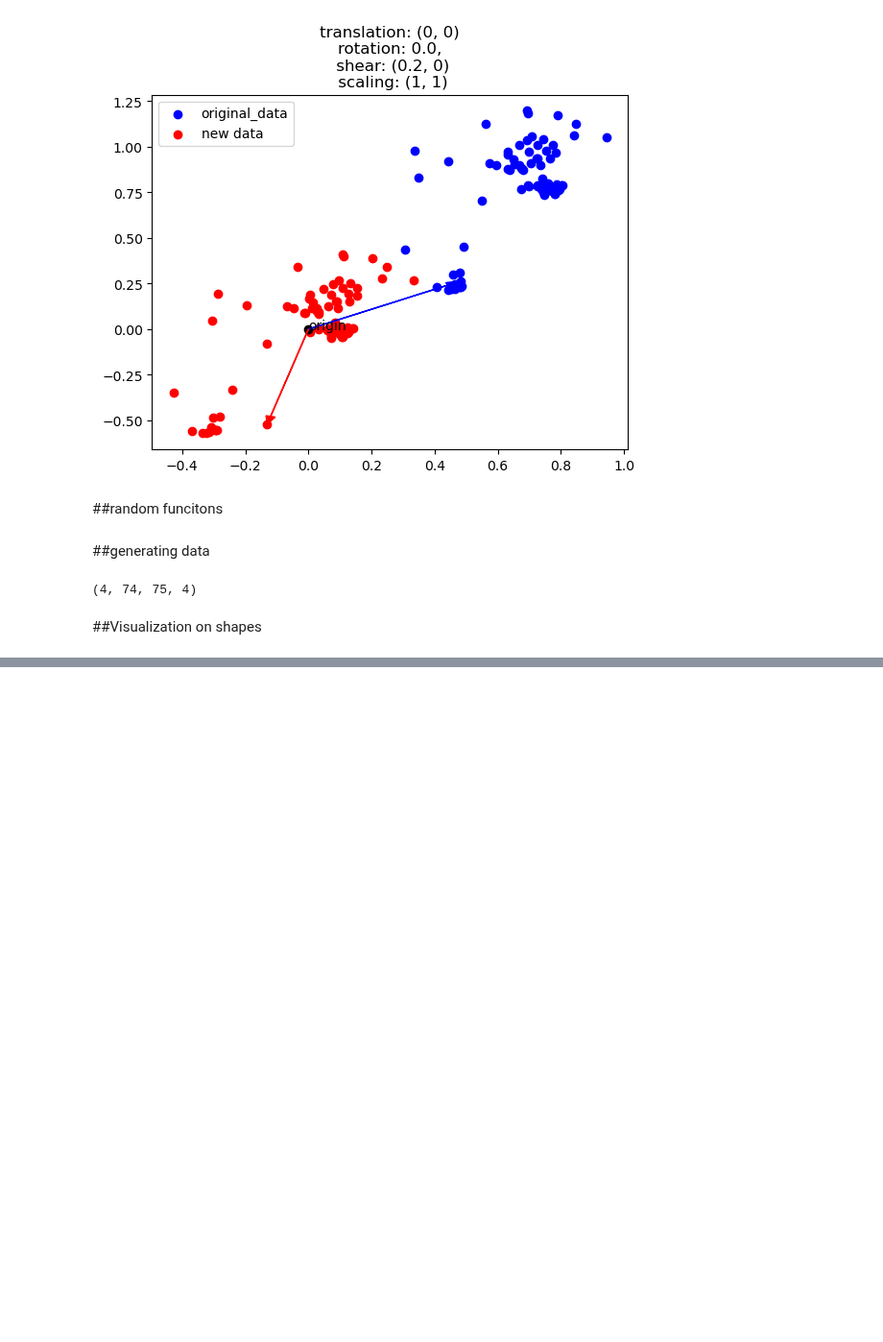
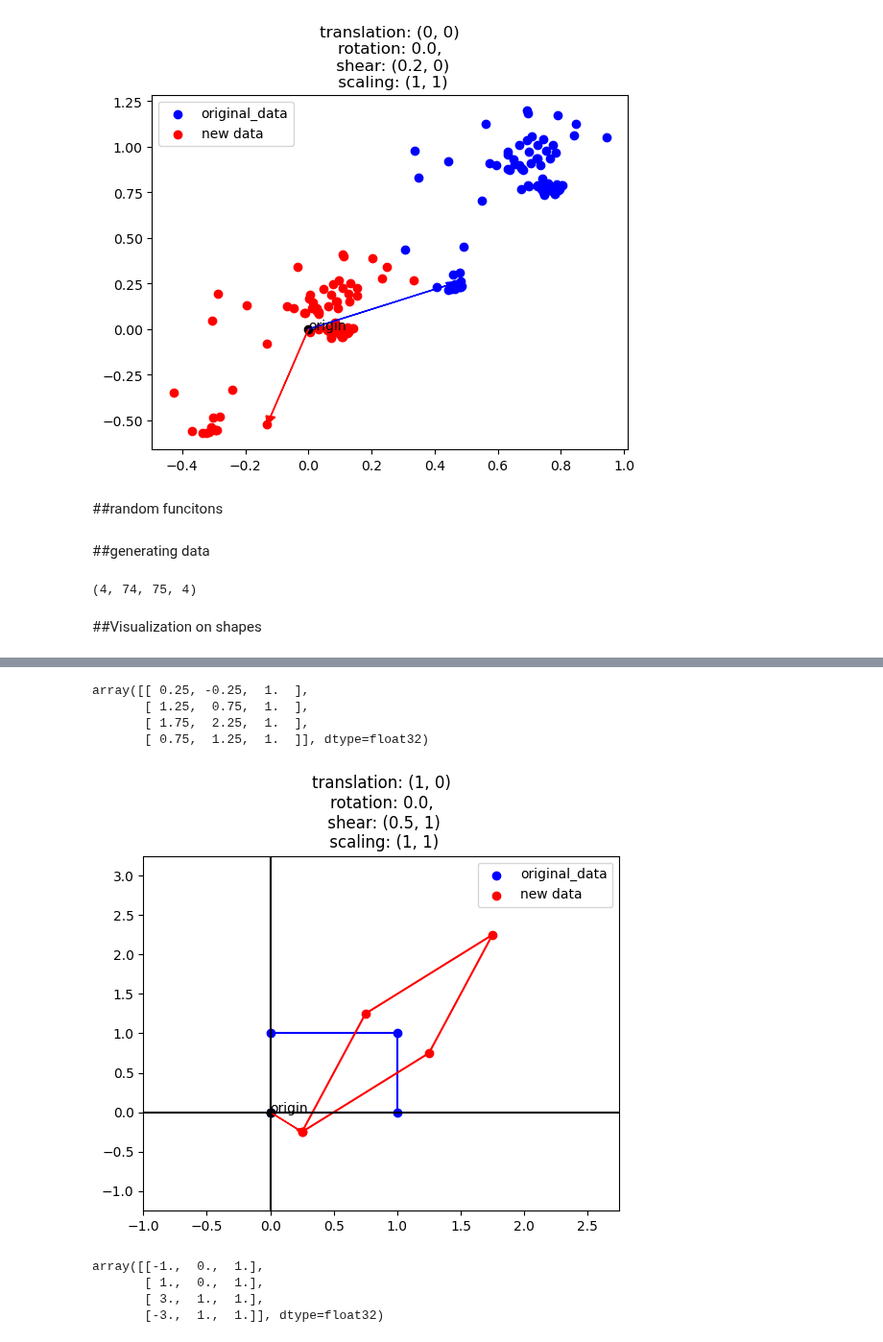
Before and after one commit to alys28/ASL-words-translator, a Jupyter notebook: data_augmentation/media_pipe_data_aug.ipynb, the cells around one changed output, grey strips where cells are left out. Shown at 96% size. Drawn from its saved outputs; the diff is of its cells as text; code cells hidden in the pictures; blank space fills up the shorter version.

```diff
--- a/data_augmentation/media_pipe_data_aug.ipynb
+++ b/data_augmentation/media_pipe_data_aug.ipynb
@@ -373,0 +415,28 @@ plt.fill(x, y, facecolor='blue')
+# %%
+vt.shx = 0.5
+vt.shy = 1
+vt.center = True
+square3 = vt.transform(square[:-1])
+square3
+# %% [output]
+array([[ 0.25, -0.25,  1.  ],
+       [ 1.25,  0.75,  1.  ],
+       [ 1.75,  2.25,  1.  ],
+       [ 0.75,  1.25,  1.  ]], dtype=float32)
+# %%
+square3 = np.append(square3, [square3[0]]).reshape(square.shape)
+vt.visualize_change(square, square3, plot=True)
+# %% [output]
+[figure, added]
+# %%
+vt2 = VectorTransformation(shear_x = 2, center_data=False, reflection=False)
+
+r1 = np.array([[-1, 0, 1], [1, 0, 1], [1, 1, 1], [-1, 1, 1], [-1, 0, 1]], dtype=np.float32)
+
+r2 = vt2.transform(r1[:-1], change_shear_direction=True)
+r2
+# %% [output]
+array([[-1.,  0.,  1.],
+       [ 1.,  0.,  1.],
+       [ 3.,  1.,  1.],
+       [-3.,  1.,  1.]], dtype=float32)
```
Also changed, not shown: parts of 9 cells of this notebook.
